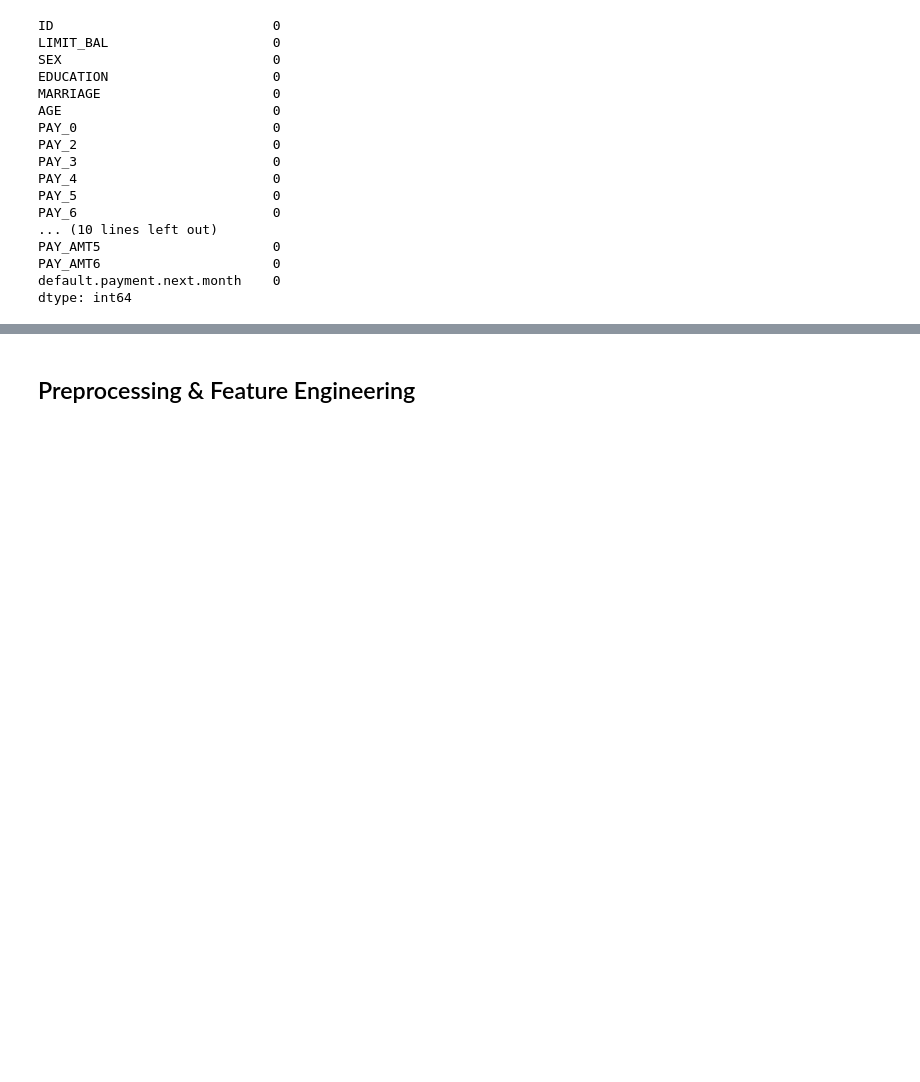
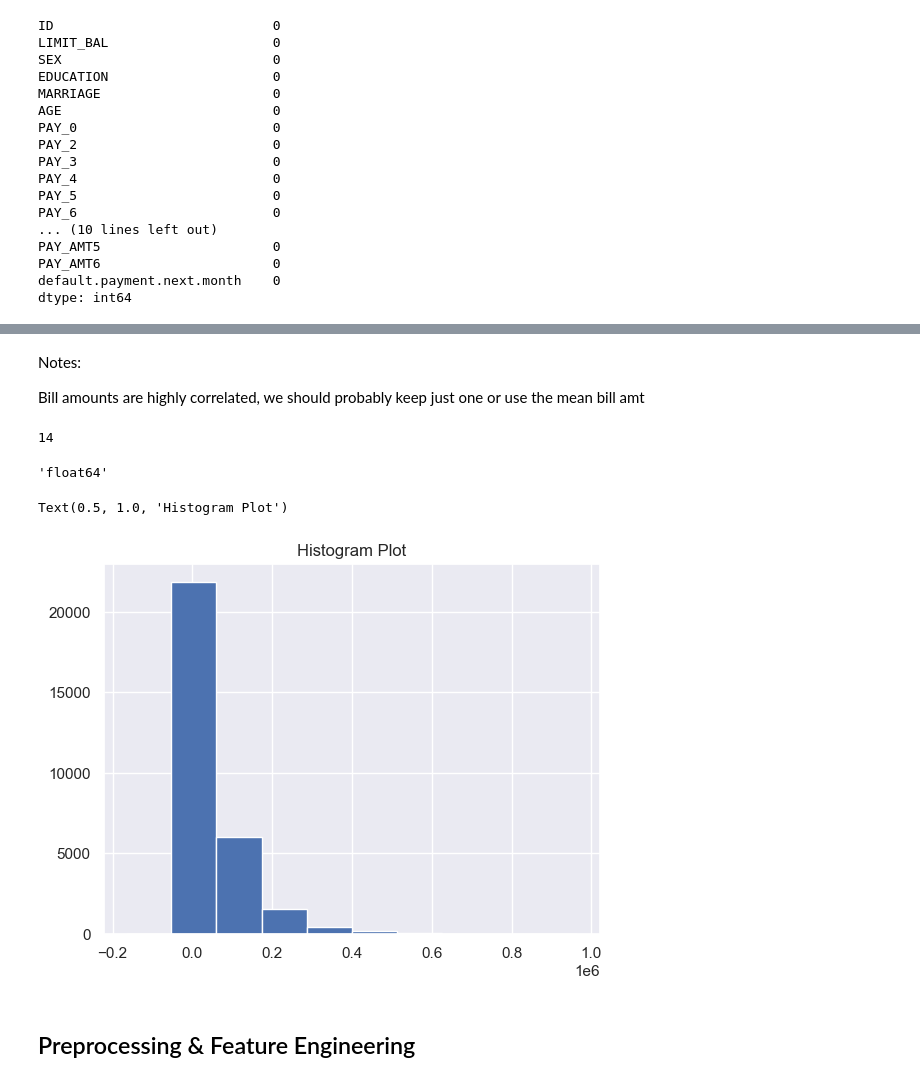
Before and after one commit to theabrahamaudu/credit_card_default_predictor, a Jupyter notebook: experiments/new_experiment.ipynb, the cells around one changed output, grey strips where cells are left out. Saved outputs shown, nothing was run; the diff lists cells and outputs as text; code cells hidden in the pictures; blank space fills up the shorter version.

```diff
--- a/experiments/new_experiment.ipynb
+++ b/experiments/new_experiment.ipynb
@@ -77,0 +91,7 @@ dtype: int64
+# %% [markdown]
+Notes:
+
+Bill amounts are highly correlated, we should probably keep just one or use the mean bill amt
+# %%
+data = raw_data.copy()
+data = data.drop('ID', axis=1)
@@ -78,3 +102,19 @@ dtype: int64
+# %%
+len(continuous_features)
+# %% [output]
+14
+# %%
+str(data['BILL_AMT1'].dtype)
+# %% [output]
+'float64'
+# %%
+# Statistical Visualizaions
+plt.figure()
+plt.hist(data['BILL_AMT1'])
+plt.title('Histogram Plot')
+# %% [output]
+Text(0.5, 1.0, 'Histogram Plot')
+[figure, added]
 # %% [markdown]
 ## Preprocessing & Feature Engineering
 # %%
```
Also changed, not shown: parts of 17 cells of this notebook, 9 other files.
